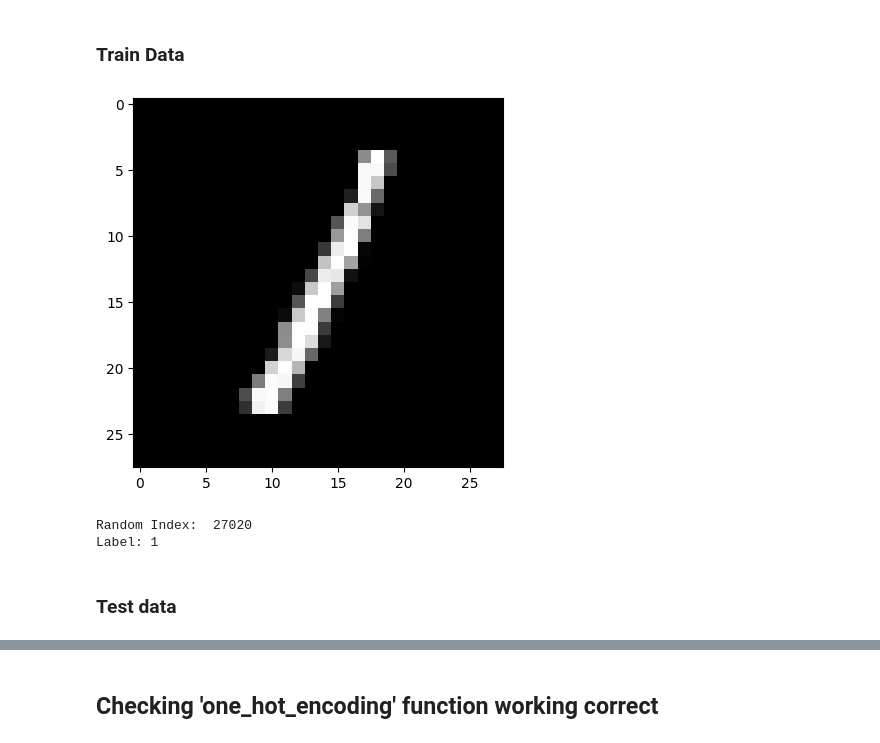
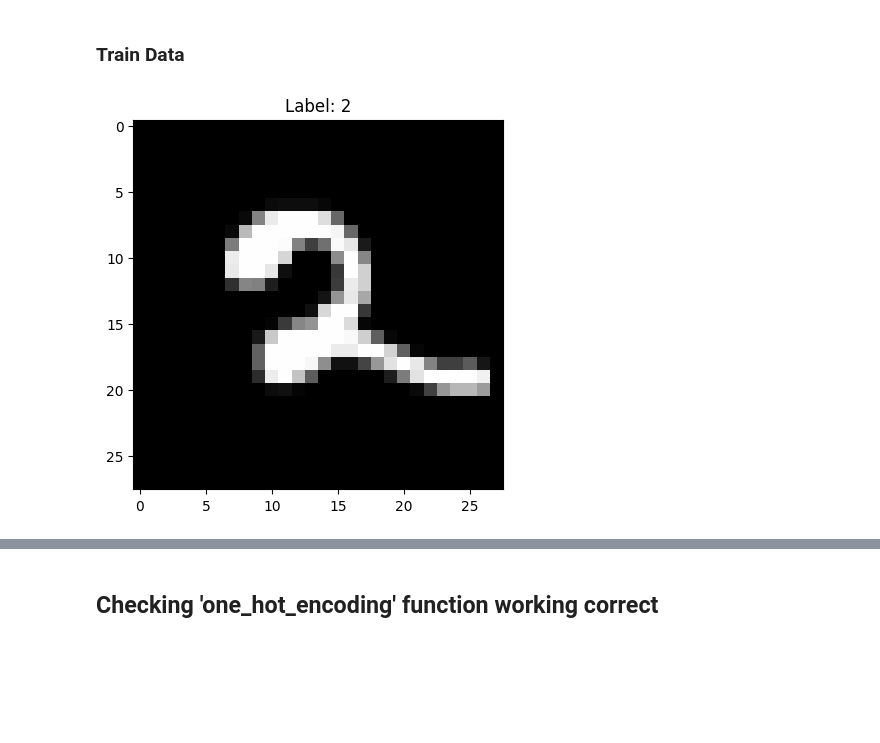
Before and after one commit to akmorihg/NN_from_scratch, a Jupyter notebook: main.ipynb, the cells around one changed output, grey strips where cells are left out. Saved outputs shown, nothing was run; the diff lists cells and outputs as text; code cells hidden in the pictures; blank space fills up the shorter version.

```diff
--- a/main.ipynb
+++ b/main.ipynb
@@ -59,8 +75,10 @@ def reshape_matrix_to_images(matrix_images):
     apply_function = lambda row: row.reshape((28, 28))
     return np.apply_along_axis(apply_function, axis=1, arr=matrix_images)
 # %%
-def plot_image(reshaped_image):
+def plot_image(reshaped_image, label = ""):
     plt.imshow(reshaped_image, cmap=plt.get_cmap('gray'))
+    if label != "":
+        plt.title(f"Label: {label}")
     plt.show()
 # %% [markdown]
 ## Checking image-label pair
@@ -69,12 +87,6 @@ def plot_image(reshaped_image):
 # %%
 reshaped_images = reshape_matrix_to_images(train_images)
 rand_index = np.random.randint(0, len(train_images))
-plot_image(reshaped_images[rand_index])
-print("Random Index: ", rand_index)
-print("Label:", train_labels[rand_index])
+plot_image(reshaped_images[rand_index], train_labels[rand_index])
 # %% [output]
-[figure, old version]
+[figure, new version]
-Random Index:  27020
-Label: 1
-# %% [markdown]
-### Test data
```
Also changed, not shown: parts of 29 cells of this notebook, 1 other file.
